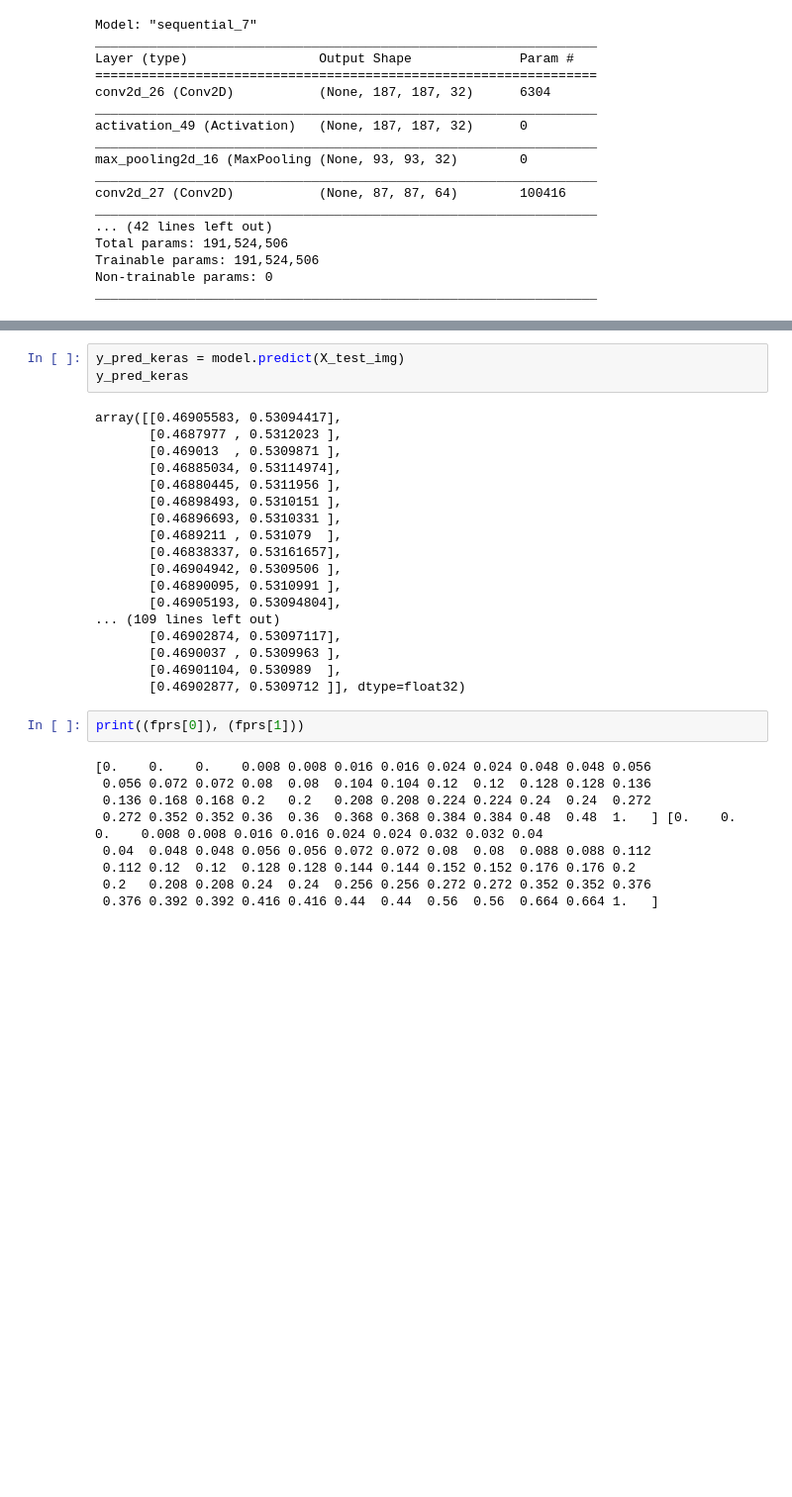
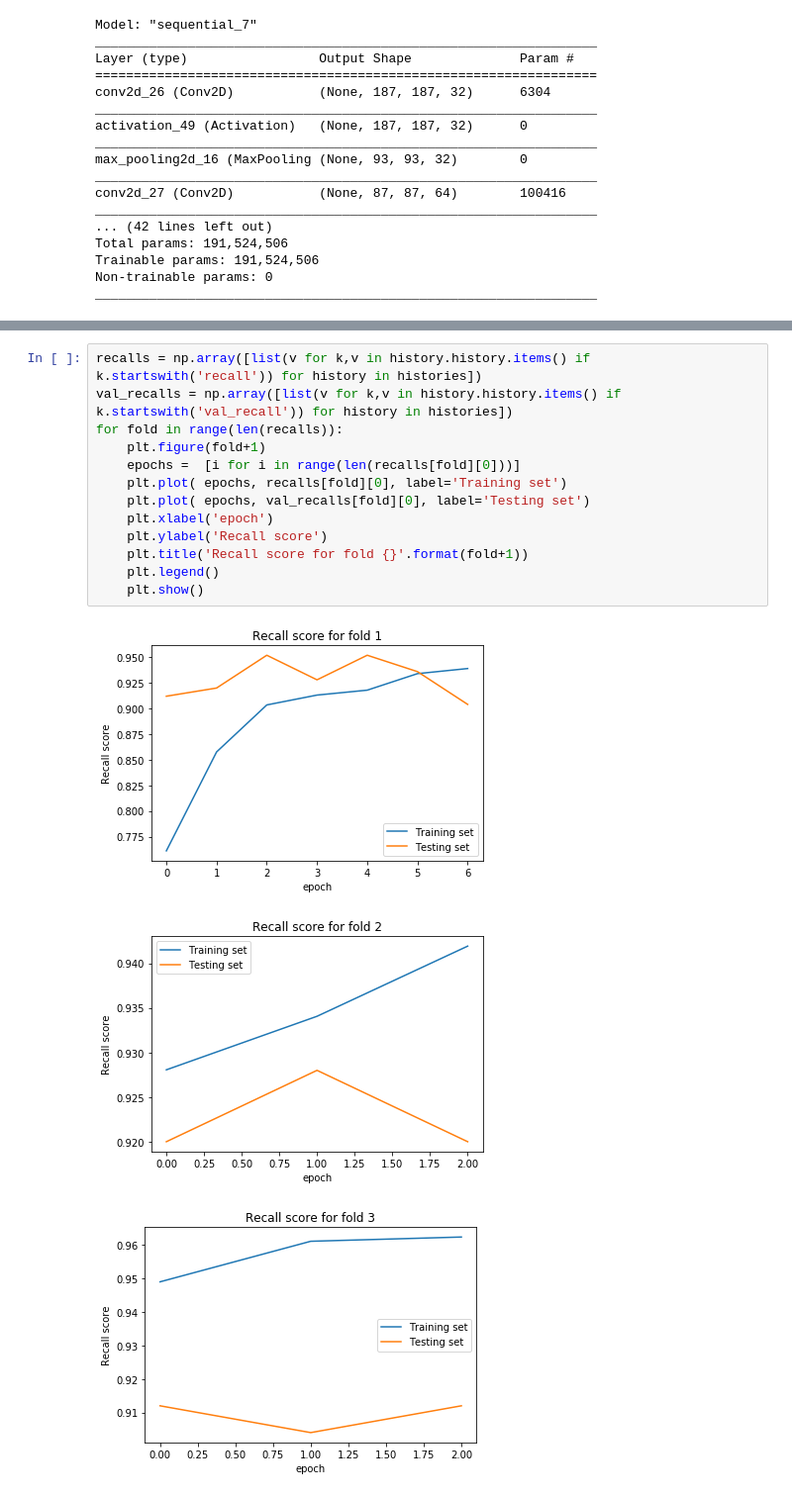
Before and after one commit to Hd0702/CSE5324, a Jupyter notebook: A6/Lab6.ipynb, the cells around one changed output, grey strips where cells are left out. Shown at 99% size. Cells and saved outputs as stored; diff of their text form; blank space fills up the shorter version.

```diff
--- a/A6/Lab6.ipynb
+++ b/A6/Lab6.ipynb
@@ -315,32 +309,17 @@ Epoch 3/10
-# %%
-y_pred_keras = model.predict(X_test_img)
-y_pred_keras
-# %% [output]
-array([[0.46905583, 0.53094417],
-       [0.4687977 , 0.5312023 ],
-       [0.469013  , 0.5309871 ],
-       [0.46885034, 0.53114974],
-       [0.46880445, 0.5311956 ],
-       [0.46898493, 0.5310151 ],
-       [0.46896693, 0.5310331 ],
-       [0.4689211 , 0.531079  ],
-       [0.46838337, 0.53161657],
-       [0.46904942, 0.5309506 ],
-       [0.46890095, 0.5310991 ],
-       [0.46905193, 0.53094804],
-... (109 lines left out)
-       [0.46902874, 0.53097117],
-       [0.4690037 , 0.5309963 ],
-       [0.46901104, 0.530989  ],
-       [0.46902877, 0.5309712 ]], dtype=float32)
-# %%
-print((fprs[0]), (fprs[1]))
-# %% [output]
-[0.    0.    0.    0.008 0.008 0.016 0.016 0.024 0.024 0.048 0.048 0.056
- 0.056 0.072 0.072 0.08  0.08  0.104 0.104 0.12  0.12  0.128 0.128 0.136
- 0.136 0.168 0.168 0.2   0.2   0.208 0.208 0.224 0.224 0.24  0.24  0.272
- 0.272 0.352 0.352 0.36  0.36  0.368 0.368 0.384 0.384 0.48  0.48  1.   ] [0.    0.    0.    0.008 0.008 0.016 0.016 0.024 0.024 0.032 0.032 0.04
- 0.04  0.048 0.048 0.056 0.056 0.072 0.072 0.08  0.08  0.088 0.088 0.112
- 0.112 0.12  0.12  0.128 0.128 0.144 0.144 0.152 0.152 0.176 0.176 0.2
- 0.2   0.208 0.208 0.24  0.24  0.256 0.256 0.272 0.272 0.352 0.352 0.376
- 0.376 0.392 0.392 0.416 0.416 0.44  0.44  0.56  0.56  0.664 0.664 1.   ]
+# %%
+recalls = np.array([list(v for k,v in history.history.items() if k.startswith('recall')) for history in histories])
+val_recalls = np.array([list(v for k,v in history.history.items() if k.startswith('val_recall')) for history in histories])
+for fold in range(len(recalls)):
+    plt.figure(fold+1)
+    epochs =  [i for i in range(len(recalls[fold][0]))]
+    plt.plot( epochs, recalls[fold][0], label='Training set')
+    plt.plot( epochs, val_recalls[fold][0], label='Testing set')
+    plt.xlabel('epoch')
+    plt.ylabel('Recall score')
+    plt.title('Recall score for fold {}'.format(fold+1))
+    plt.legend()
+    plt.show()
+# %% [output]
+[figure, added]
+[figure, added]
+[figure, added]
```
Also changed, not shown: parts of 24 cells of this notebook.
